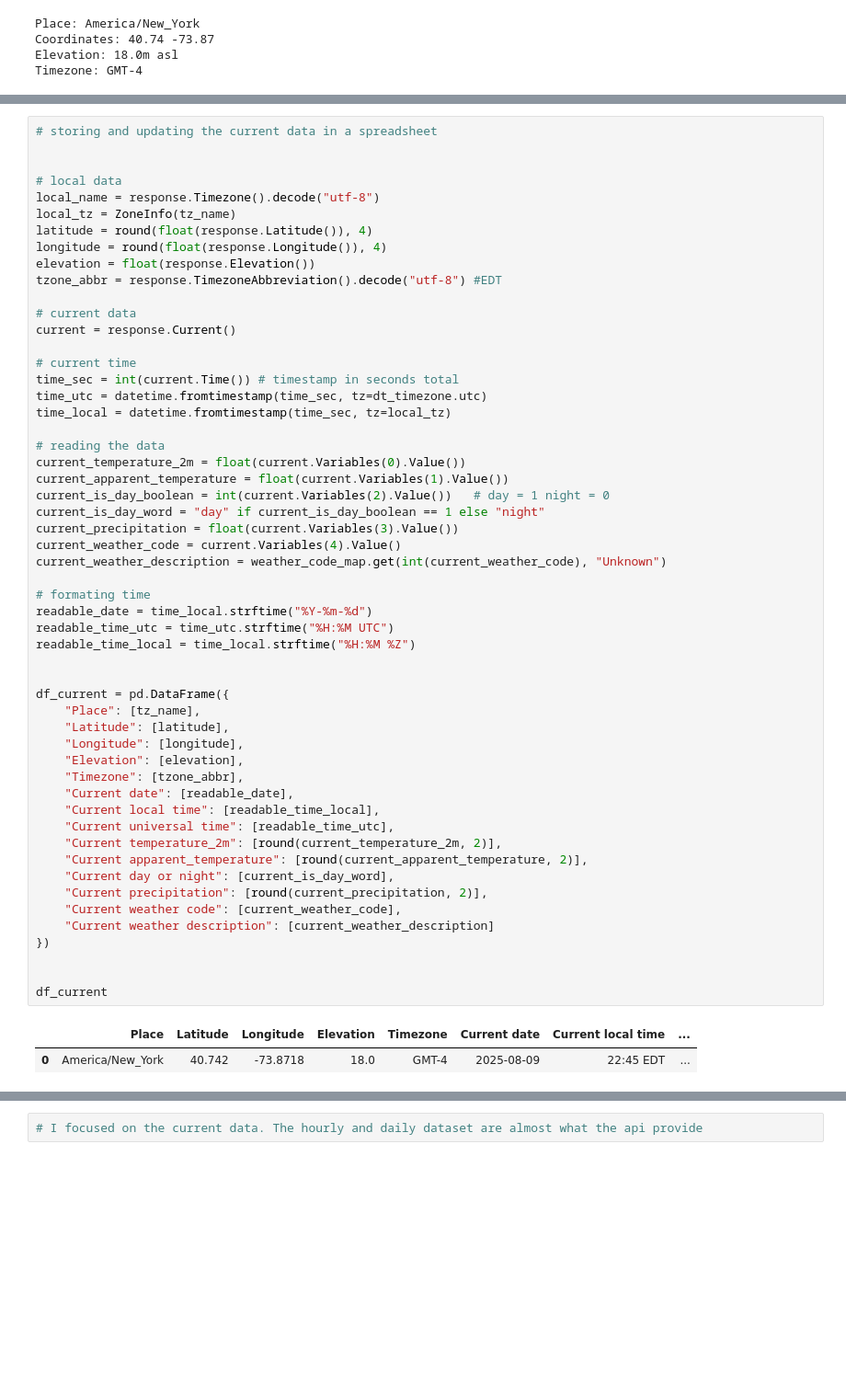
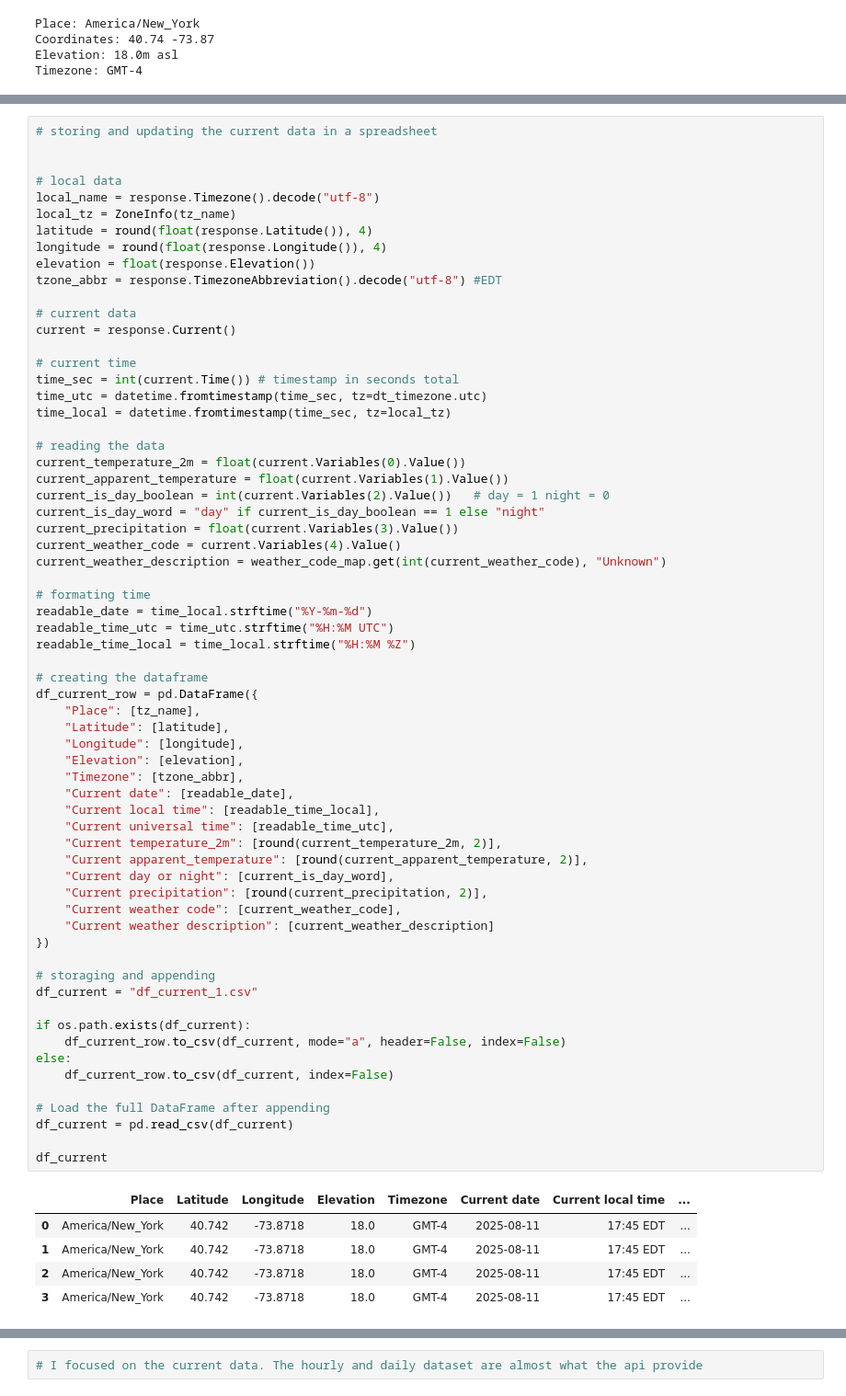
Before and after one commit to aliceaviggiani/dp-weather, a Jupyter notebook: dp-weather-1.ipynb, the cells around one changed output, grey strips where cells are left out. Shown at 92% size. Saved outputs shown, nothing was run; the diff lists cells and outputs as text; blank space fills up the shorter version.

Commit message:
fixing appending process

```diff
--- a/dp-weather-1.ipynb
+++ b/dp-weather-1.ipynb
@@ -198,36 +198,49 @@ current_is_day_boolean = int(current.Variables(2).Value())   # day = 1 night = 0
 current_is_day_word = "day" if current_is_day_boolean == 1 else "night"
 current_precipitation = float(current.Variables(3).Value())
 current_weather_code = current.Variables(4).Value()
 current_weather_description = weather_code_map.get(int(current_weather_code), "Unknown")
 
 # formating time
 readable_date = time_local.strftime("%Y-%m-%d")
 readable_time_utc = time_utc.strftime("%H:%M UTC")
 readable_time_local = time_local.strftime("%H:%M %Z")
 
-
-df_current = pd.DataFrame({
+# creating the dataframe
+df_current_row = pd.DataFrame({
     "Place": [tz_name],
     "Latitude": [latitude],
     "Longitude": [longitude],
     "Elevation": [elevation],
     "Timezone": [tzone_abbr],
     "Current date": [readable_date],
     "Current local time": [readable_time_local],
     "Current universal time": [readable_time_utc],
     "Current temperature_2m": [round(current_temperature_2m, 2)],
     "Current apparent_temperature": [round(current_apparent_temperature, 2)],
     "Current day or night": [current_is_day_word],
     "Current precipitation": [round(current_precipitation, 2)],
     "Current weather code": [current_weather_code],
     "Current weather description": [current_weather_description]
 })
 
+# storaging and appending
+df_current = "df_current_1.csv"
+
+if os.path.exists(df_current):
+    df_current_row.to_csv(df_current, mode="a", header=False, index=False)
+else:
+    df_current_row.to_csv(df_current, index=False)
+
+# Load the full DataFrame after appending
+df_current = pd.read_csv(df_current)
 
 df_current
 # %% [output]
 |  | Place | Latitude | Longitude | Elevation | Timezone | Current date | Current local time | ... |
-| 0 | America/New_York | 40.742 | -73.8718 | 18.0 | GMT-4 | 2025-08-09 | 22:45 EDT | ... |
+| 0 | America/New_York | 40.742 | -73.8718 | 18.0 | GMT-4 | 2025-08-11 | 17:45 EDT | ... |
+| 1 | America/New_York | 40.742 | -73.8718 | 18.0 | GMT-4 | 2025-08-11 | 17:45 EDT | ... |
+| 2 | America/New_York | 40.742 | -73.8718 | 18.0 | GMT-4 | 2025-08-11 | 17:45 EDT | ... |
+| 3 | America/New_York | 40.742 | -73.8718 | 18.0 | GMT-4 | 2025-08-11 | 17:45 EDT | ... |
 # %%
 # creating a square black or white depending if is day or night
 
```
Also changed, not shown: parts of 6 cells of this notebook, 4 other files.
